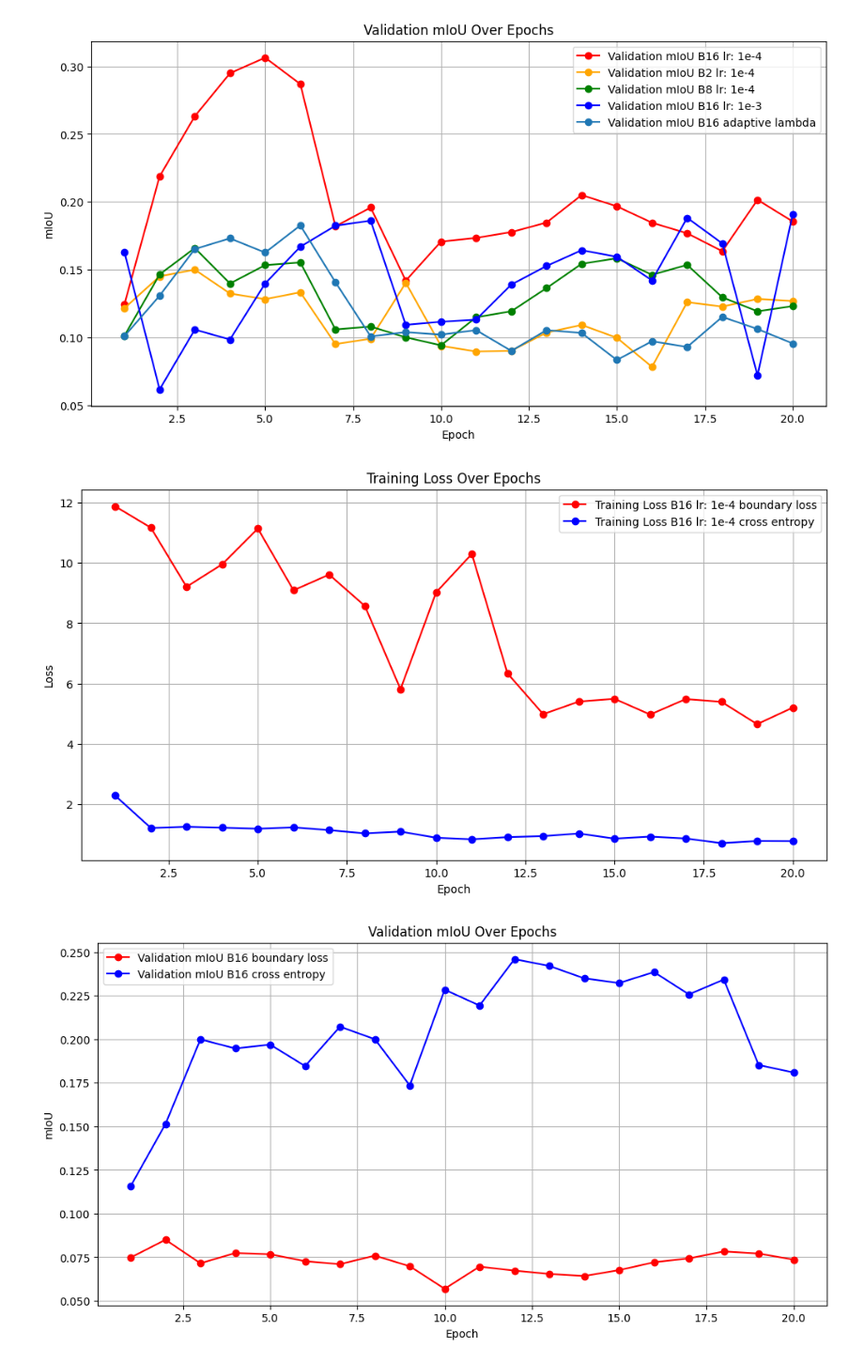
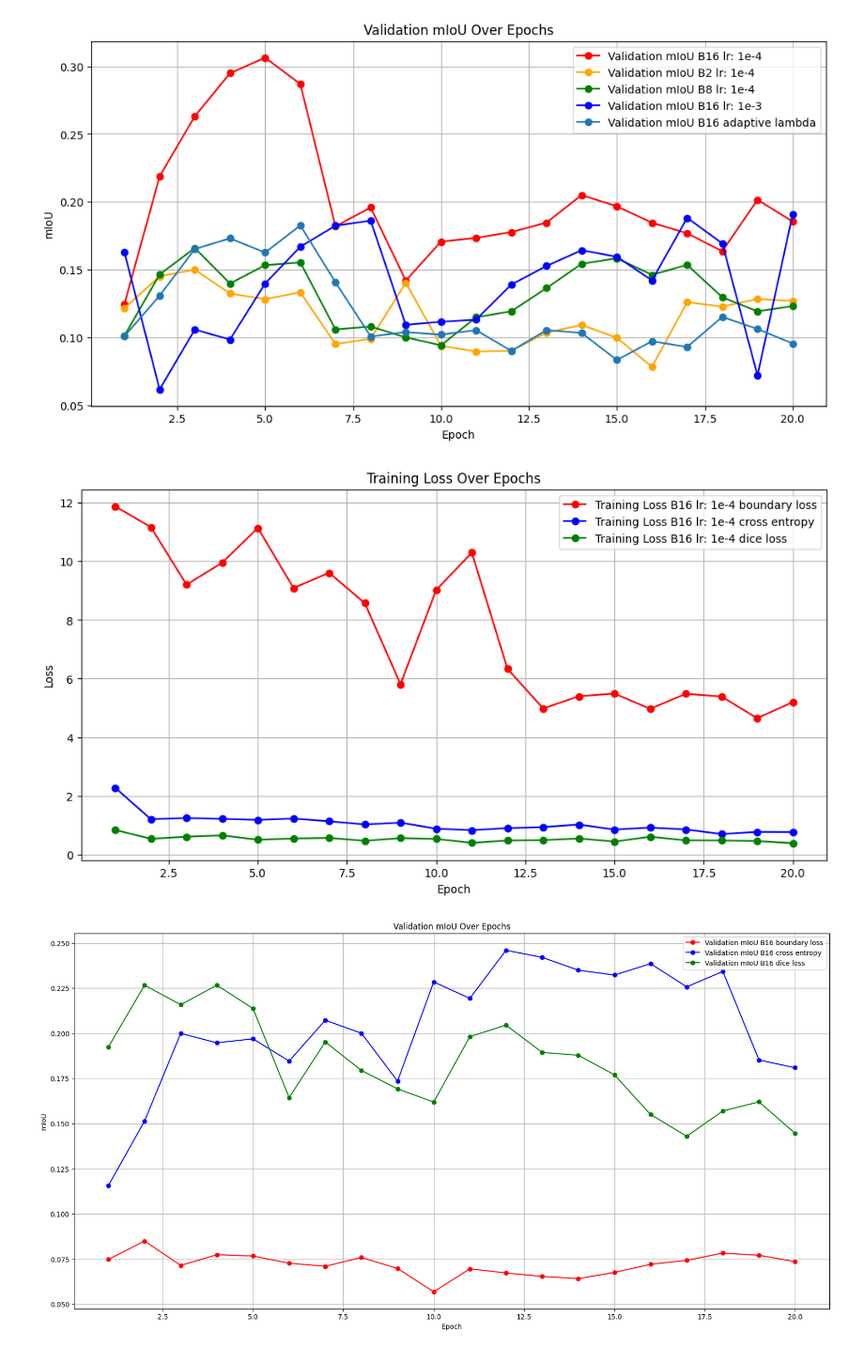
Before and after one commit to MichelePoli/AMLProject, a Jupyter notebook: RESULTS/result_graph/5_graph_ Hyperparameter_Tuning.ipynb, the cells around one changed output. Shown at 94% size. Cells and saved outputs as stored; diff of their text form; code cells hidden in the pictures.

```diff
--- a/RESULTS/result_graph/5_graph_ Hyperparameter_Tuning.ipynb
+++ b/RESULTS/result_graph/5_graph_ Hyperparameter_Tuning.ipynb
@@ -146,34 +146,46 @@ val_miou_4b_B16_cross_entropy = [0.1157, 0.1514, 0.1999, 0.1947, 0.1969, 0.1846,
         0.2420, 0.2349, 0.2322, 0.2385, 0.2257, 0.2342, 0.1852, 0.1809]
 
 
+train_loss_4b_B16_dice = [
+    0.8361, 0.5308, 0.6032, 0.6475, 0.4997, 0.5424, 0.5618, 0.4626, 0.5552, 0.5272,
+    0.3932, 0.4730, 0.4864, 0.5430, 0.4358, 0.6022, 0.4794, 0.4745, 0.4544, 0.3819
+]
+val_miou_4b_B16_dice = [
+    0.1924, 0.2266, 0.2158, 0.2266, 0.2137, 0.1644, 0.1952, 0.1794, 0.1692, 0.1619,
+    0.1981, 0.2045, 0.1894, 0.1878, 0.1770, 0.1550, 0.1430, 0.1570, 0.1620, 0.1446
+]
+
+
 # Plot Training Loss
 plt.figure(figsize=(12, 6))
 
 plt.plot(range(1, 21), train_loss_4b_B16_boundary, marker='o', label='Training Loss B16 lr: 1e-4 boundary loss',  color='red')
 plt.plot(range(1, 21), train_loss_4b_B16_cross_entropy, marker='o', label='Training Loss B16 lr: 1e-4 cross entropy',  color='blue')
+plt.plot(range(1, 21), train_loss_4b_B16_dice, marker='o', label='Training Loss B16 lr: 1e-4 dice loss',  color='green')
 
 
 plt.title('Training Loss Over Epochs')
 plt.xlabel('Epoch')
 plt.ylabel('Loss')
 plt.grid(True)
 plt.legend()
 plt.show()
 
 
 
-plt.figure(figsize=(12, 6))
+plt.figure(figsize=(20, 10))
 
 plt.plot(range(1, 21), val_miou_4b_B16_boundary, marker='o', label='Validation mIoU B16 boundary loss', color='red')
 plt.plot(range(1, 21), val_miou_4b_B16_cross_entropy, marker='o', label='Validation mIoU B16 cross entropy', color='blue')
+plt.plot(range(1, 21), val_miou_4b_B16_dice, marker='o', label='Validation mIoU B16 dice loss', color='green')
 
 
 plt.title('Validation mIoU Over Epochs')
 plt.xlabel('Epoch')
 plt.ylabel('mIoU')
 plt.grid(True)
 plt.legend()
 plt.show()
 # %% [output]
-[figure, old version]
+[figure, new version]
-[figure, old version]
+[figure, new version]
```
Also changed, not shown: 1 other file.
